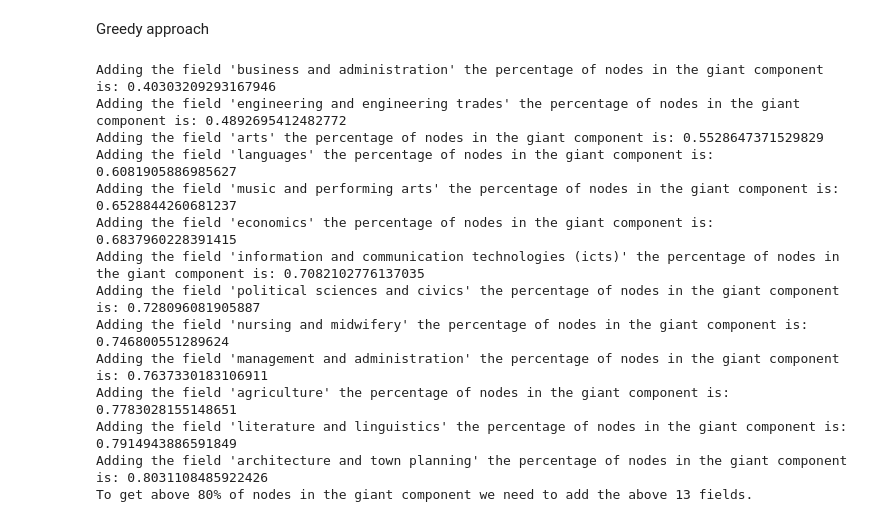
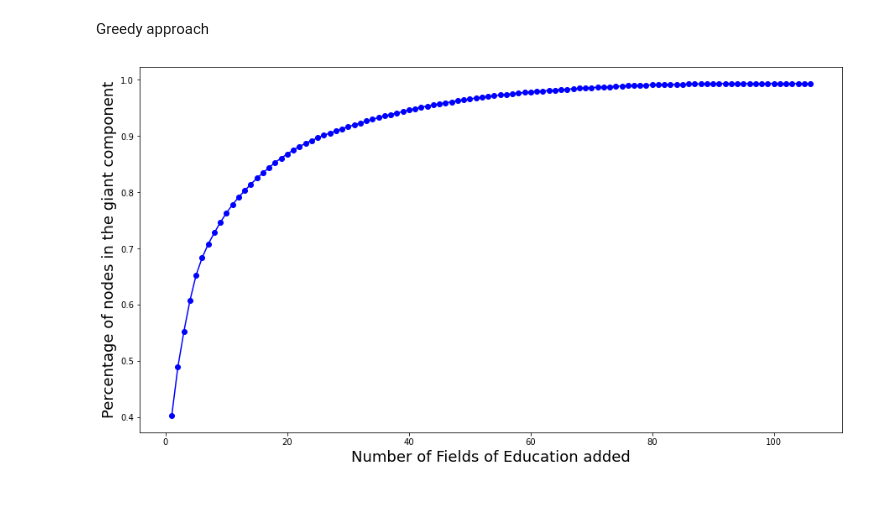
Before and after one commit to FilippoBragato/ErasmusMobilityStudy, a Jupyter notebook: FieldOfEducation.ipynb, the cells around one changed output. Drawn from its saved outputs; the diff is of its cells as text; code cells hidden in the pictures.

Commit message:
added plots

```diff
--- a/FieldOfEducation.ipynb
+++ b/FieldOfEducation.ipynb
@@ -260,0 +155,16 @@ Top 10 for percentage
+# %%
+fields = mobility_df['Field of Education'].unique()
+dd = {}
+for field in fields:
+    temp_df = mobility_df.loc[mobility_df['Field of Education'] != field]
+    temp_serie = temp_df.groupby(['SendId', 'RecId']).sum()
+    row = np.array(temp_serie.index.get_level_values(1).tolist())
+    col = np.array(temp_serie.index.get_level_values(0).tolist())
+    val = temp_serie.values
+    temp_adj = sparse.csr_matrix((val.flatten(), (row, col)), shape=(nodes.size, nodes.size))
+    dd[field] = ns.fraction_in_giant(temp_adj)
+field_df = pd.DataFrame.from_dict(dd, orient='index', columns=['percentage'])
+field_df = field_df.sort_values('percentage')
+print('Percentages removing 1 field of education:')
+print('Bottom 10 for percentage')
+display(field_df.head(10))
@@ -280,11 +204,10 @@ print(sorted(list(music_art_institutes))[:10])
 # %% [markdown]
 Greedy approach
 # %%
-target_percentage = 0.8
-percentage = 0
 added_fields = []
-remaining_fields = mobility_df['Field of Education'].unique()
-while percentage < target_percentage:
+remaining_fields = list(mobility_df['Field of Education'].unique())
+giant_perc_add =[]
+while len(remaining_fields):
     d = {}
     for field in remaining_fields:
         temp_df = mobility_df.loc[mobility_df['Field of Education'].isin(added_fields+[field])]
@@ -296,21 +219,13 @@ while percentage < target_percentage:
         d[field] = ns.fraction_in_giant(temp_adj)
     new_field = max(d, key=d.get)
     added_fields.append(new_field)
-    percentage = d[new_field]
-    print("Adding the field '{}' the percentage of nodes in the giant component is: {}".format(new_field, percentage))
-print('To get above {:.0f}% of nodes in the giant component we need to add the above {} fields.'.format(target_percentage*100, len(added_fields)))
+    remaining_fields.remove(new_field)
+    giant_perc_add.append(d[new_field])
-# %% [output]
-Adding the field 'business and administration' the percentage of nodes in the giant component is: 0.40303209293167946
-Adding the field 'engineering and engineering trades' the percentage of nodes in the giant component is: 0.4892695412482772
-Adding the field 'arts' the percentage of nodes in the giant component is: 0.5528647371529829
-Adding the field 'languages' the percentage of nodes in the giant component is: 0.6081905886985627
-Adding the field 'music and performing arts' the percentage of nodes in the giant component is: 0.6528844260681237
-Adding the field 'economics' the percentage of nodes in the giant component is: 0.6837960228391415
-Adding the field 'information and communication technologies (icts)' the percentage of nodes in the giant component is: 0.7082102776137035
-Adding the field 'political sciences and civics' the percentage of nodes in the giant component is: 0.728096081905887
-Adding the field 'nursing and midwifery' the percentage of nodes in the giant component is: 0.746800551289624
-Adding the field 'management and administration' the percentage of nodes in the giant component is: 0.7637330183106911
-Adding the field 'agriculture' the percentage of nodes in the giant component is: 0.7783028155148651
-Adding the field 'literature and linguistics' the percentage of nodes in the giant component is: 0.7914943886591849
-Adding the field 'architecture and town planning' the percentage of nodes in the giant component is: 0.8031108485922426
-To get above 80% of nodes in the giant component we need to add the above 13 fields.
+# %%
+fig = plt.figure(figsize=(15,8))
+plt.plot([i+1 for i in range(len(giant_perc_add))], giant_perc_add, 'bo-')
+plt.xlabel('Number of Fields of Education added', size=18)
+plt.ylabel('Percentage of nodes in the giant component', size=18)
+plt.show()
+# %% [output]
+[figure, added]
```
Also changed, not shown: parts of 11 cells of this notebook.
